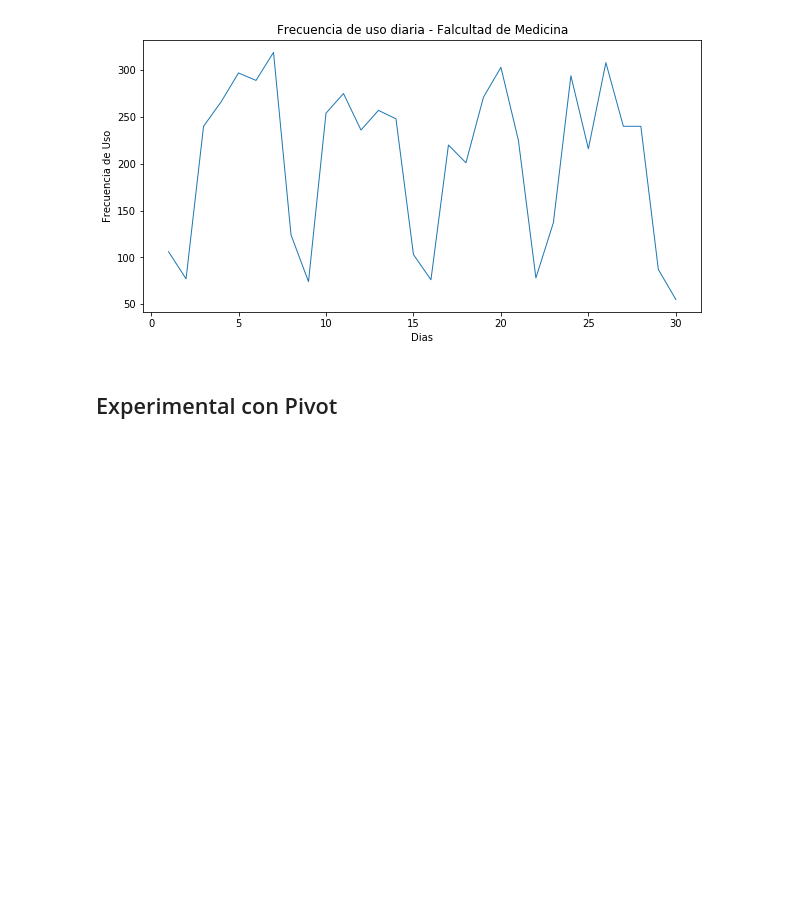
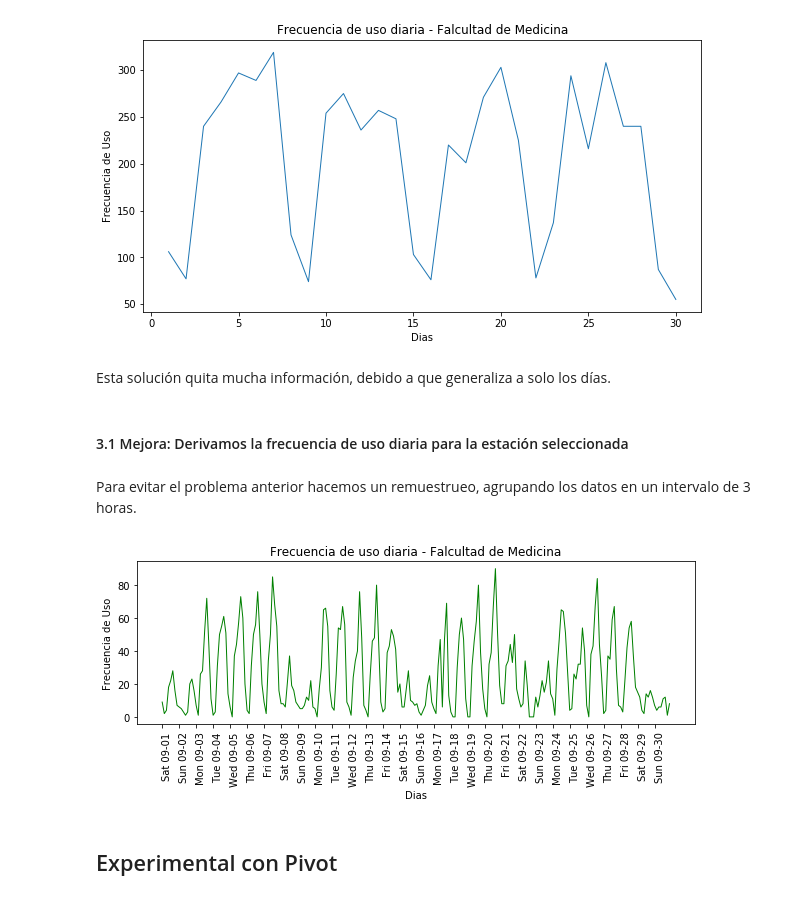
Before and after one commit to pydarg/CABA_MyT_BicicletasPublicas, a Jupyter notebook: notebooks/05.05-Regresion-Lineal.ipynb, the cells around one changed output. Saved outputs shown, nothing was run; the diff lists cells and outputs as text; code cells hidden in the pictures; blank space fills up the shorter version.

Commit message:
Mejoramos la resolución del gráfico, mediante el remuestreo del conteo de datos a intervalos de 3 horas

```diff
--- a/notebooks/05.05-Regresion-Lineal.ipynb
+++ b/notebooks/05.05-Regresion-Lineal.ipynb
@@ -109,6 +109,38 @@ plt.xlabel("Dias")
 plt.ylabel("Frecuencia de Uso");
 # %% [output]
 [figure]
+# %% [markdown]
+Esta solución quita mucha información, debido a que generaliza a solo los días.
+# %% [markdown]
+#### 3.1 Mejora: Derivamos la frecuencia de uso diaria para la estación seleccionada
+# %% [markdown]
+Para evitar el problema anterior hacemos un remuestrueo, agrupando los datos en un intervalo de 3 horas.
+# %%
+def resample_data(df):
+    '''
+    Agrupa el conteo de datos a intervalos de 3 horas.
+    '''
+    df['conteo'] = 1 #creamos un atributo auxiliar que al sumarse, cuenta la frecuencia de uso dentro del intervalo.
+    data_resampled = df.resample("3h").sum().fillna(0)
+    return data_resampled.conteo
+# %%
+df_resampled = resample_data(df) # llamamos nuestra función
+# %%
+plt.figure(figsize=(10, 3))
+
+#damos formato al eje x
+xticks = pd.date_range(start=df_resampled.index.min(), end=df_resampled.index.max(), freq='D')
+plt.xticks(xticks, xticks.strftime("%a %m-%d"), rotation=90, ha="left")
+
+#definimos el plot
+plt.plot(df_resampled, linewidth=1, color='g')
+
+#agregamos información del gráfico
+plt.title('Frecuencia de uso diaria - Falcultad de Medicina')
+plt.xlabel("Dias")
+plt.ylabel("Frecuencia de Uso");
+# %% [output]
+[figure, added]
 # %% [markdown]
 ## Experimental con Pivot
 # %%
```
Also changed, not shown: parts of 1 cell of this notebook.
